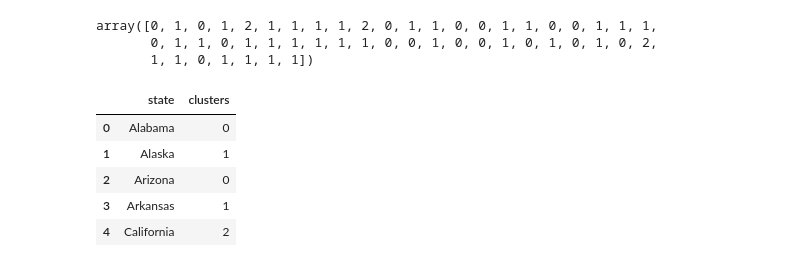
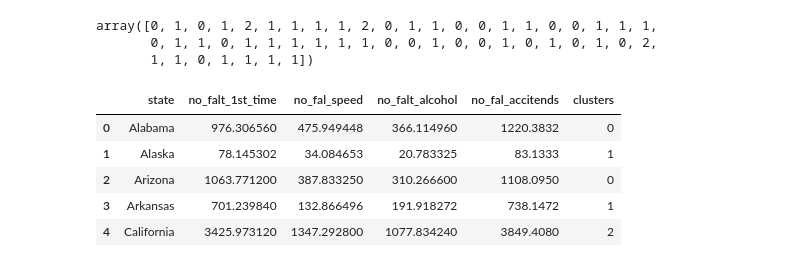
Before and after one commit to pavi-ninjaac/Data_Science_internship_program_Technocolaps_July2020, a Jupyter notebook: Final_project/final_project_technocolaps_ds.ipynb, the cells around one changed output. Cells and saved outputs as stored; diff of their text form; code cells hidden in the pictures.

```diff
--- a/Final_project/final_project_technocolaps_ds.ipynb
+++ b/Final_project/final_project_technocolaps_ds.ipynb
@@ -263,13 +263,13 @@ array([0, 1, 0, 1, 2, 1, 1, 1, 1, 2, 0, 1, 1, 0, 0, 1, 1, 0, 0, 1, 1, 1,
        1, 1, 0, 1, 1, 1, 1])
 # %%
 # make dataframe with the state name and labels from the kmeans
-state_cluster=pd.DataFrame(data_acci.iloc[:,0])
+state_cluster=pd.DataFrame(data_acci)
 state_cluster['clusters']=label
 state_cluster.head()
 # %% [output]
-|  | state | clusters |
-| 0 | Alabama | 0 |
-| 1 | Alaska | 1 |
-| 2 | Arizona | 0 |
-| 3 | Arkansas | 1 |
-| 4 | California | 2 |
+|  | state | no_falt_1st_time | no_fal_speed | no_falt_alcohol | no_fal_accitends | clusters |
+| 0 | Alabama | 976.306560 | 475.949448 | 366.114960 | 1220.3832 | 0 |
+| 1 | Alaska | 78.145302 | 34.084653 | 20.783325 | 83.1333 | 1 |
+| 2 | Arizona | 1063.771200 | 387.833250 | 310.266600 | 1108.0950 | 0 |
+| 3 | Arkansas | 701.239840 | 132.866496 | 191.918272 | 738.1472 | 1 |
+| 4 | California | 3425.973120 | 1347.292800 | 1077.834240 | 3849.4080 | 2 |
```
Also changed, not shown: parts of 2 cells of this notebook.
